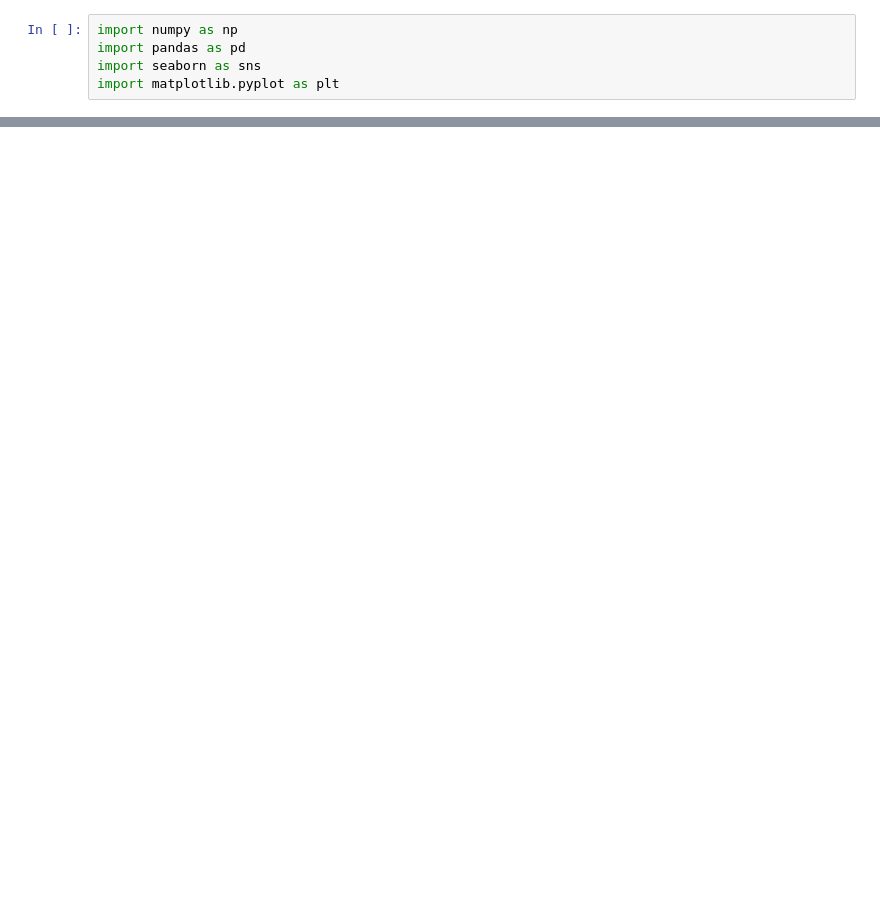
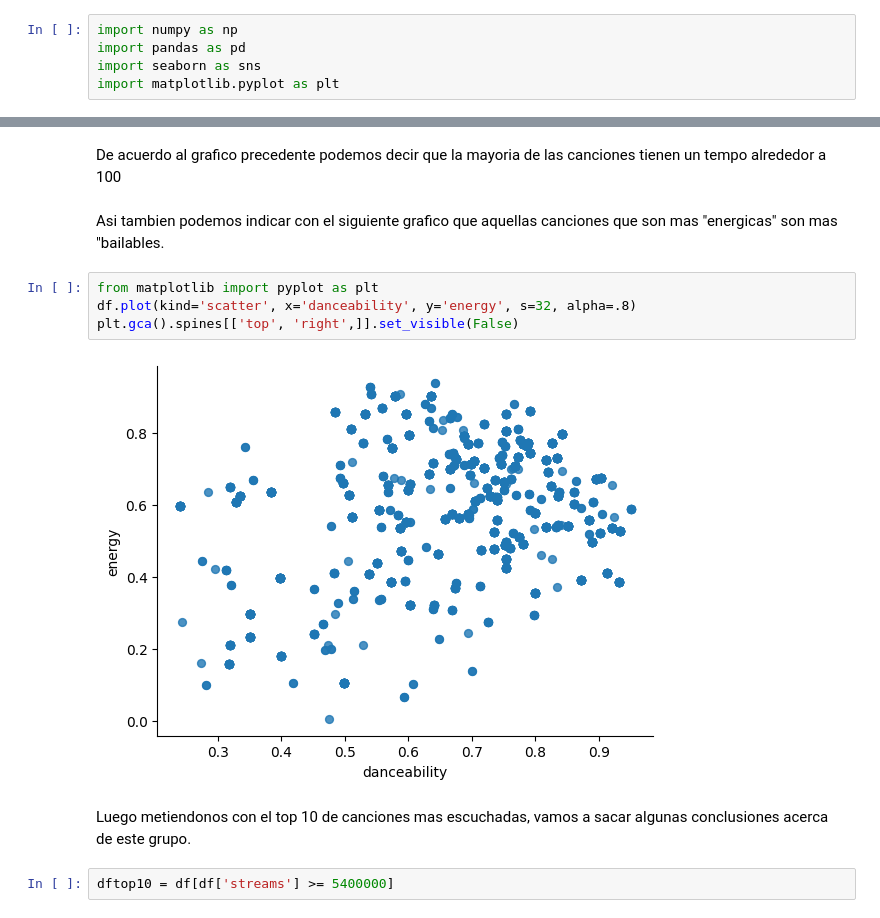
Before and after one commit to bmxjuane/Juan-Emilio-Persichini-repository-, a Jupyter notebook: VisualizacionPersichini.ipynb, the cells around one changed output, grey strips where cells are left out. Cells and saved outputs as stored; diff of their text form; blank space fills up the shorter version.

```diff
--- a/VisualizacionPersichini.ipynb
+++ b/VisualizacionPersichini.ipynb
@@ -21,0 +70,14 @@ import matplotlib.pyplot as plt
+# %% [markdown]
+De acuerdo al grafico precedente podemos decir que la mayoria de las canciones tienen un tempo alrededor a 100
+# %% [markdown]
+Asi tambien podemos indicar con el siguiente grafico que aquellas canciones que son mas "energicas" son mas "bailables.
+# %%
+from matplotlib import pyplot as plt
+df.plot(kind='scatter', x='danceability', y='energy', s=32, alpha=.8)
+plt.gca().spines[['top', 'right',]].set_visible(False)
+# %% [output]
+[figure, added]
+# %% [markdown]
+Luego metiendonos con el top 10 de canciones mas escuchadas, vamos a sacar algunas conclusiones acerca de este grupo.
+# %%
+dftop10 = df[df['streams'] >= 5400000]
```
Also changed, not shown: parts of 17 cells of this notebook.
